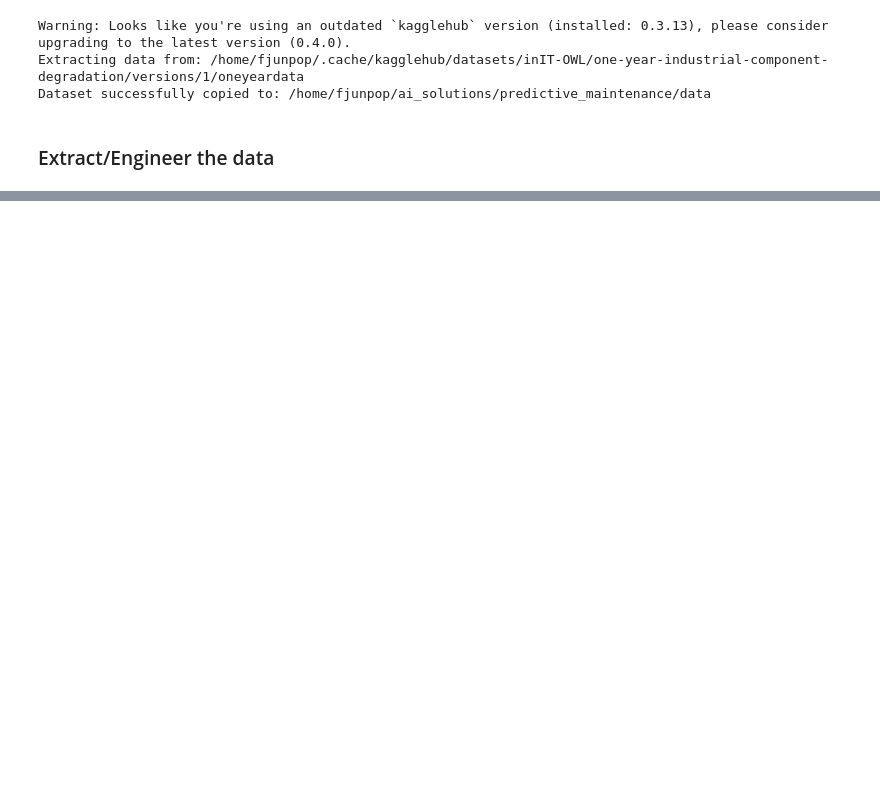
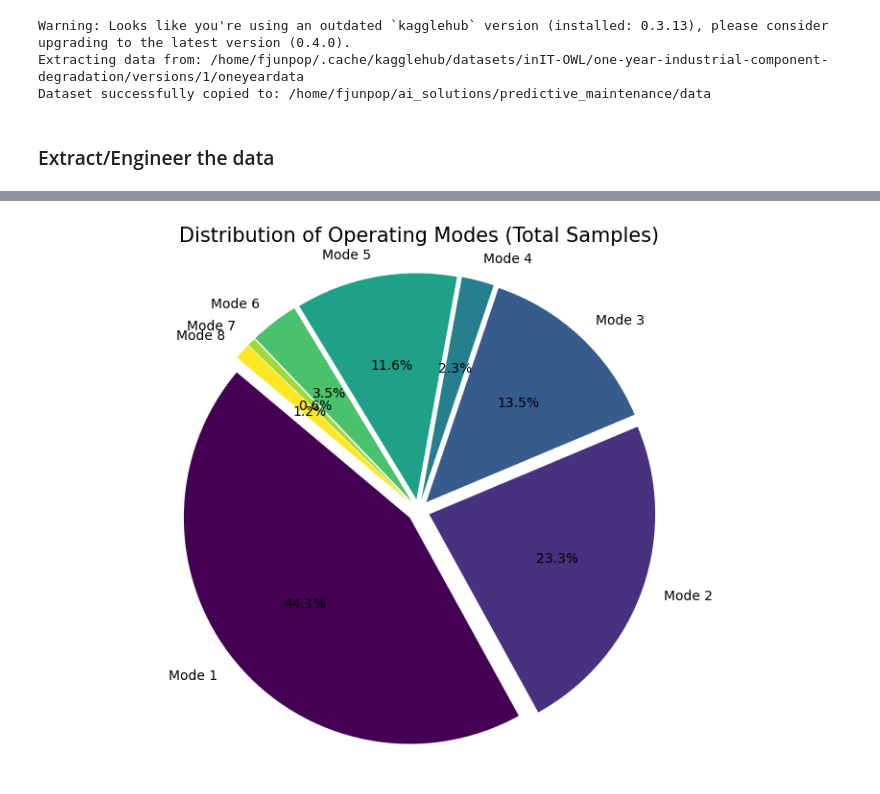
Before and after one commit to Friedrich-Mueller/ai_solutions, a Jupyter notebook: predictive_maintenance/notebooks/MVP.ipynb, the cells around one changed output, grey strips where cells are left out. Drawn from its saved outputs; the diff is of its cells as text; code cells hidden in the pictures; blank space fills up the shorter version.

```diff
--- a/predictive_maintenance/notebooks/MVP.ipynb
+++ b/predictive_maintenance/notebooks/MVP.ipynb
@@ -113,0 +220,20 @@ Therefore, applying a regression based solution makes alot more sense, with the
+# %%
+# Pie chart for mode distribution
+
+mode_distribution = master_df['mode'].value_counts().sort_index()
+
+plt.figure(figsize=(10, 7))
+plt.pie(
+    mode_distribution,
+    labels=[f"Mode {int(m)}" for m in mode_distribution.index],
+    autopct='%1.1f%%',
+    startangle=140,
+    colors=plt.cm.viridis(np.linspace(0, 1, len(mode_distribution))),
+    explode=[0.05] * len(mode_distribution)  # Slightly separate slices
+)
+
+plt.title('Distribution of Operating Modes (Total Samples)', fontsize=15)
+plt.axis('equal')  # Equal aspect ratio ensures that pie is drawn as a circle.
+plt.show()
+# %% [output]
+[figure, added]
```
Also changed, not shown: parts of 13 cells of this notebook.
